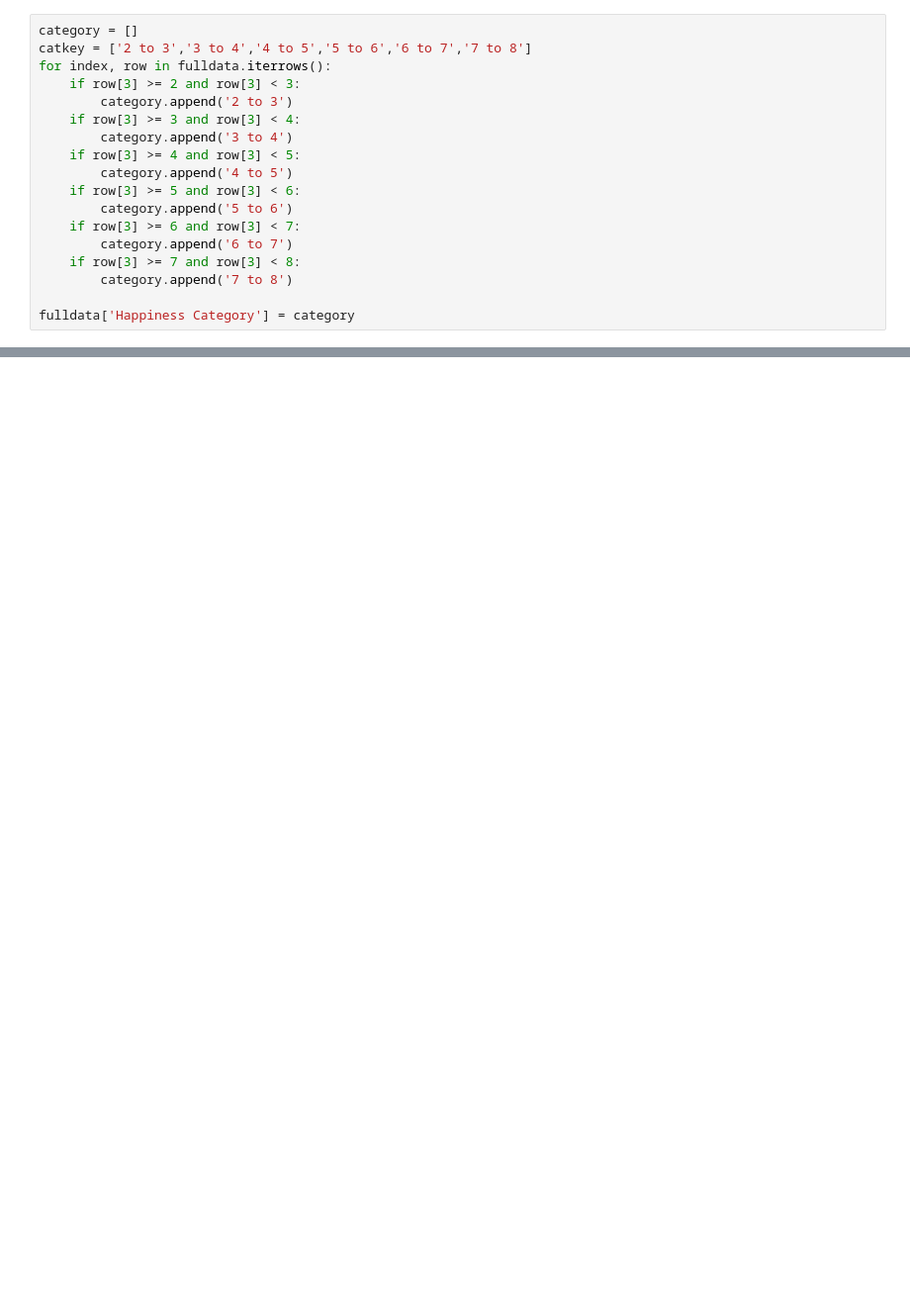
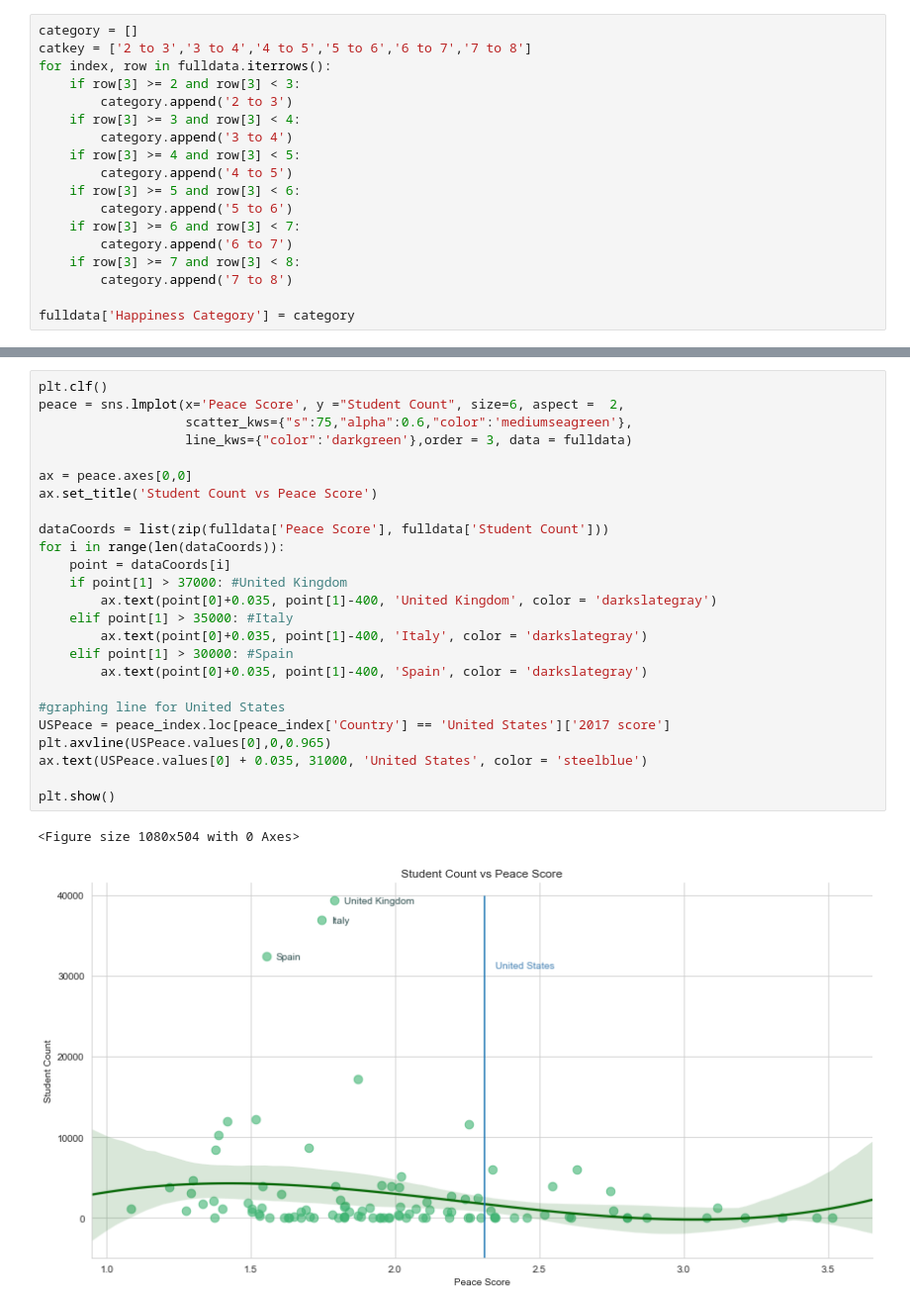
Before and after one commit to richardmu000/320-Final, a Jupyter notebook: 320 Final Project Richard Mu Xinyao Chen.ipynb, the cells around one changed output, grey strips where cells are left out. Shown at 99% size. Drawn from its saved outputs; the diff is of its cells as text; blank space fills up the shorter version.

```diff
--- a/320 Final Project Richard Mu Xinyao Chen.ipynb
+++ b/320 Final Project Richard Mu Xinyao Chen.ipynb
@@ -347,0 +395,28 @@ map
+# %%
+plt.clf()
+peace = sns.lmplot(x='Peace Score', y ="Student Count", size=6, aspect =  2,
+                   scatter_kws={"s":75,"alpha":0.6,"color":'mediumseagreen'},
+                   line_kws={"color":'darkgreen'},order = 3, data = fulldata)
+
+ax = peace.axes[0,0]
+ax.set_title('Student Count vs Peace Score')
+
+dataCoords = list(zip(fulldata['Peace Score'], fulldata['Student Count']))
+for i in range(len(dataCoords)):
+    point = dataCoords[i]
+    if point[1] > 37000: #United Kingdom
+        ax.text(point[0]+0.035, point[1]-400, 'United Kingdom', color = 'darkslategray')
+    elif point[1] > 35000: #Italy
+        ax.text(point[0]+0.035, point[1]-400, 'Italy', color = 'darkslategray')
+    elif point[1] > 30000: #Spain
+        ax.text(point[0]+0.035, point[1]-400, 'Spain', color = 'darkslategray')
+
+#graphing line for United States
+USPeace = peace_index.loc[peace_index['Country'] == 'United States']['2017 score']
+plt.axvline(USPeace.values[0],0,0.965)
+ax.text(USPeace.values[0] + 0.035, 31000, 'United States', color = 'steelblue')
+
+plt.show()
+# %% [output]
+<Figure size 1080x504 with 0 Axes>
+[figure, added]
```
Also changed, not shown: parts of 23 cells of this notebook.
